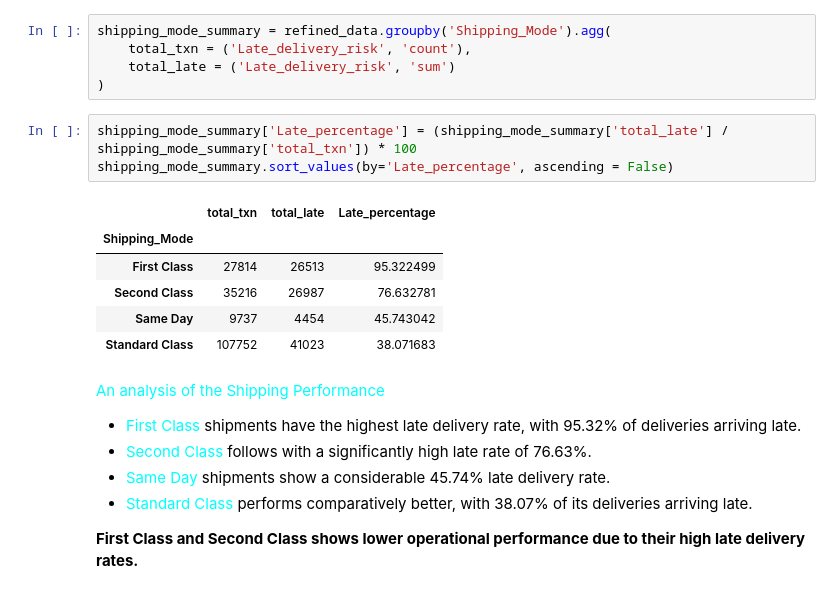
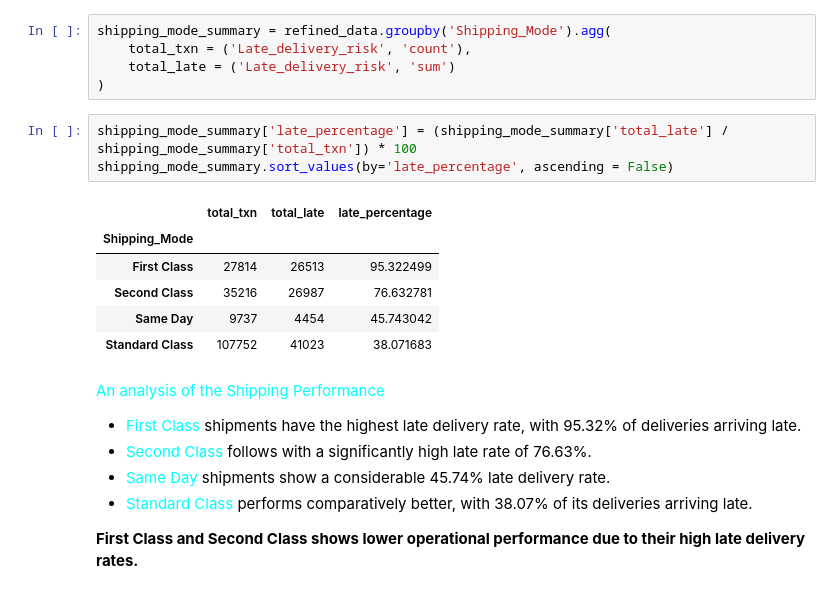
Before and after one commit to zaw-may/Supply-Chain-Analysis, a Jupyter notebook: NB02-SupplyChainHypothesis.ipynb, the cells around one changed output. Drawn from its saved outputs; the diff is of its cells as text.

```diff
--- a/NB02-SupplyChainHypothesis.ipynb
+++ b/NB02-SupplyChainHypothesis.ipynb
@@ -13,10 +13,10 @@ shipping_mode_summary = refined_data.groupby('Shipping_Mode').agg(
     total_late = ('Late_delivery_risk', 'sum')
 )
 # %%
-shipping_mode_summary['Late_percentage'] = (shipping_mode_summary['total_late'] / shipping_mode_summary['total_txn']) * 100
-shipping_mode_summary.sort_values(by='Late_percentage', ascending = False)
+shipping_mode_summary['late_percentage'] = (shipping_mode_summary['total_late'] / shipping_mode_summary['total_txn']) * 100
+shipping_mode_summary.sort_values(by='late_percentage', ascending = False)
 # %% [output]
-|  | total_txn | total_late | Late_percentage |
+|  | total_txn | total_late | late_percentage |
 | Shipping_Mode |  |  |  |
 | First Class | 27814 | 26513 | 95.322499 |
 | Second Class | 35216 | 26987 | 76.632781 |
```
Also changed, not shown: parts of 14 cells of this notebook, 1 other file.
